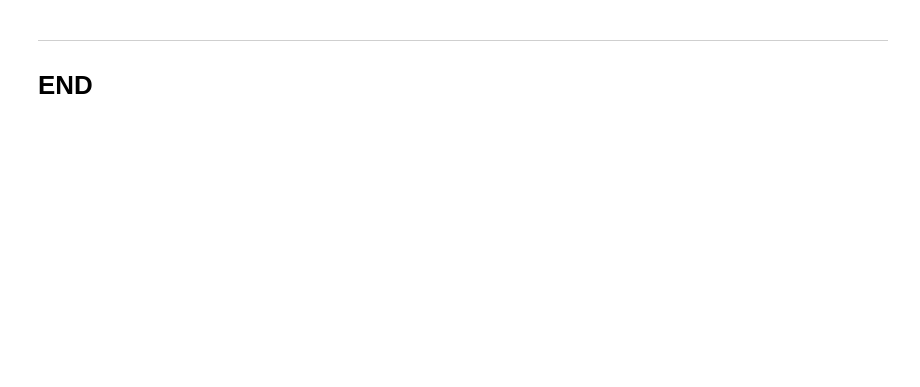
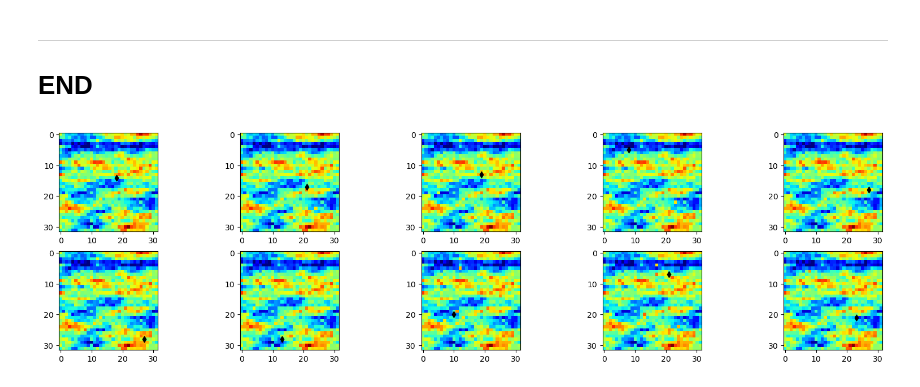
Before and after one commit to misaelmmorales/Placement-Control-Optim-CO2, a Jupyter notebook: CO2_placement_optim.ipynb, the cells around one changed output. Saved outputs shown, nothing was run; the diff lists cells and outputs as text; code cells hidden in the pictures; blank space fills up the shorter version.

```diff
--- a/CO2_placement_optim.ipynb
+++ b/CO2_placement_optim.ipynb
@@ -27,3 +13,14 @@ plot_dynamic(saturation, logperm, well_locs, nrows=3, multiplier=10, cmap='jet',
 # %% [markdown]
 ***
 # END
+# %%
+inj_locs = loadmat('simulations/inj_locations.mat')['inj_locations']
+mon_locs = loadmat('simulations/mon_locations.mat')['mon_locations']
+# %%
+plt.figure(figsize=(20,5))
+for i in range(10):
+    plt.subplot(2,5,i+1)
+    plt.imshow(loadmat('simulations/modrock.mat')['modrock'][i][0]['poro'][0][0].reshape(5,32,32)[0], cmap='jet')
+    plt.scatter(inj_locs[i][0][0][0], inj_locs[i][0][0][1], c='k', marker='d', s=30)
+# %% [output]
+[figure, added]
```
Also changed, not shown: parts of 13 cells of this notebook, 4 other files.
